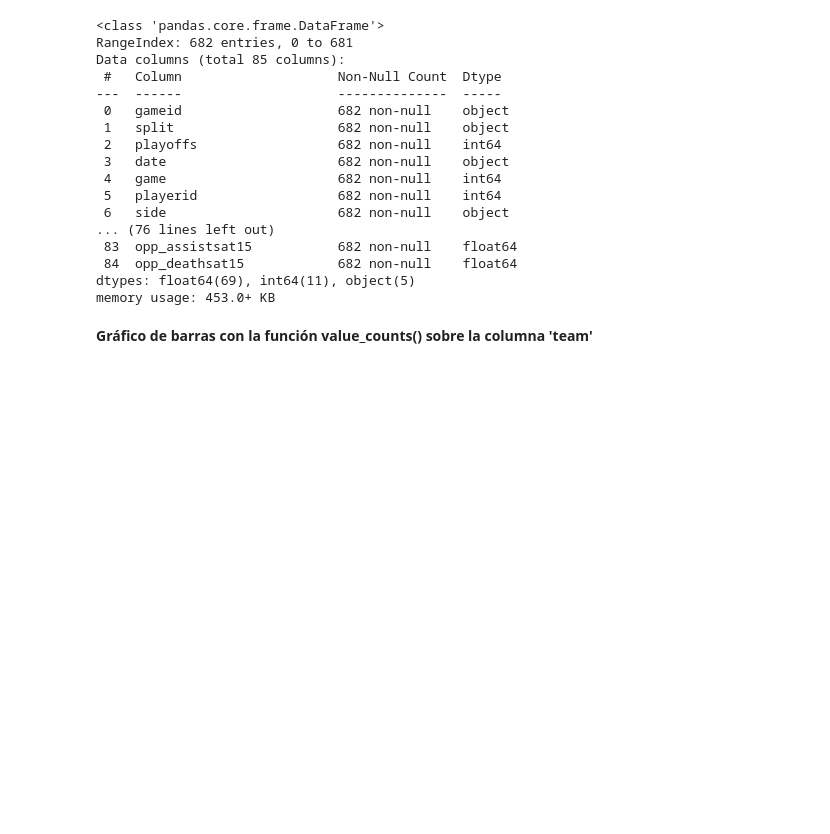
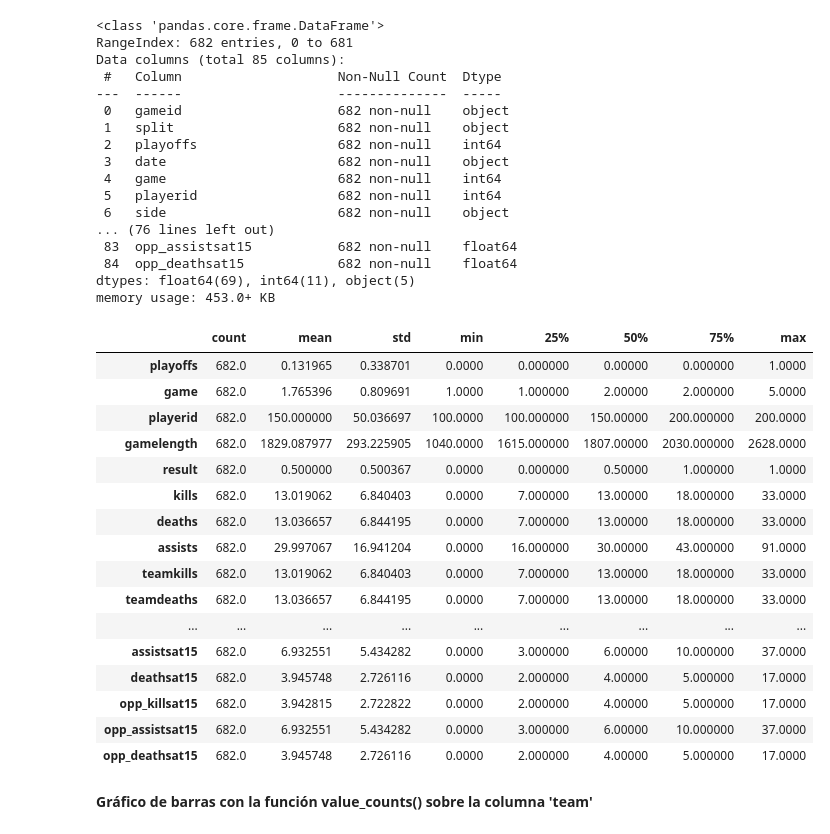
Before and after one commit to cporras/lol-esports, a Jupyter notebook: Notebooks/Analisis_univariado.ipynb, the cells around one changed output. Drawn from its saved outputs; the diff is of its cells as text; code cells hidden in the pictures; blank space fills up the shorter version.

```diff
--- a/Notebooks/Analisis_univariado.ipynb
+++ b/Notebooks/Analisis_univariado.ipynb
@@ -75,6 +75,26 @@ Data columns (total 85 columns):
  84  opp_deathsat15            682 non-null    float64
 dtypes: float64(69), int64(11), object(5)
 memory usage: 453.0+ KB
+# %%
+df.describe().T
+# %% [output]
+|  | count | mean | std | min | 25% | 50% | 75% | max |
+| playoffs | 682.0 | 0.131965 | 0.338701 | 0.0000 | 0.000000 | 0.00000 | 0.000000 | 1.0000 |
+| game | 682.0 | 1.765396 | 0.809691 | 1.0000 | 1.000000 | 2.00000 | 2.000000 | 5.0000 |
+| playerid | 682.0 | 150.000000 | 50.036697 | 100.0000 | 100.000000 | 150.00000 | 200.000000 | 200.0000 |
+| gamelength | 682.0 | 1829.087977 | 293.225905 | 1040.0000 | 1615.000000 | 1807.00000 | 2030.000000 | 2628.0000 |
+| result | 682.0 | 0.500000 | 0.500367 | 0.0000 | 0.000000 | 0.50000 | 1.000000 | 1.0000 |
+| kills | 682.0 | 13.019062 | 6.840403 | 0.0000 | 7.000000 | 13.00000 | 18.000000 | 33.0000 |
+| deaths | 682.0 | 13.036657 | 6.844195 | 0.0000 | 7.000000 | 13.00000 | 18.000000 | 33.0000 |
+| assists | 682.0 | 29.997067 | 16.941204 | 0.0000 | 16.000000 | 30.00000 | 43.000000 | 91.0000 |
+| teamkills | 682.0 | 13.019062 | 6.840403 | 0.0000 | 7.000000 | 13.00000 | 18.000000 | 33.0000 |
+| teamdeaths | 682.0 | 13.036657 | 6.844195 | 0.0000 | 7.000000 | 13.00000 | 18.000000 | 33.0000 |
+| ... | ... | ... | ... | ... | ... | ... | ... | ... |
+| assistsat15 | 682.0 | 6.932551 | 5.434282 | 0.0000 | 3.000000 | 6.00000 | 10.000000 | 37.0000 |
+| deathsat15 | 682.0 | 3.945748 | 2.726116 | 0.0000 | 2.000000 | 4.00000 | 5.000000 | 17.0000 |
+| opp_killsat15 | 682.0 | 3.942815 | 2.722822 | 0.0000 | 2.000000 | 4.00000 | 5.000000 | 17.0000 |
+| opp_assistsat15 | 682.0 | 6.932551 | 5.434282 | 0.0000 | 3.000000 | 6.00000 | 10.000000 | 37.0000 |
+| opp_deathsat15 | 682.0 | 3.945748 | 2.726116 | 0.0000 | 2.000000 | 4.00000 | 5.000000 | 17.0000 |
 # %% [markdown]
 **Gráfico de barras con la función value_counts() sobre la columna 'team'**
 # %%
```
